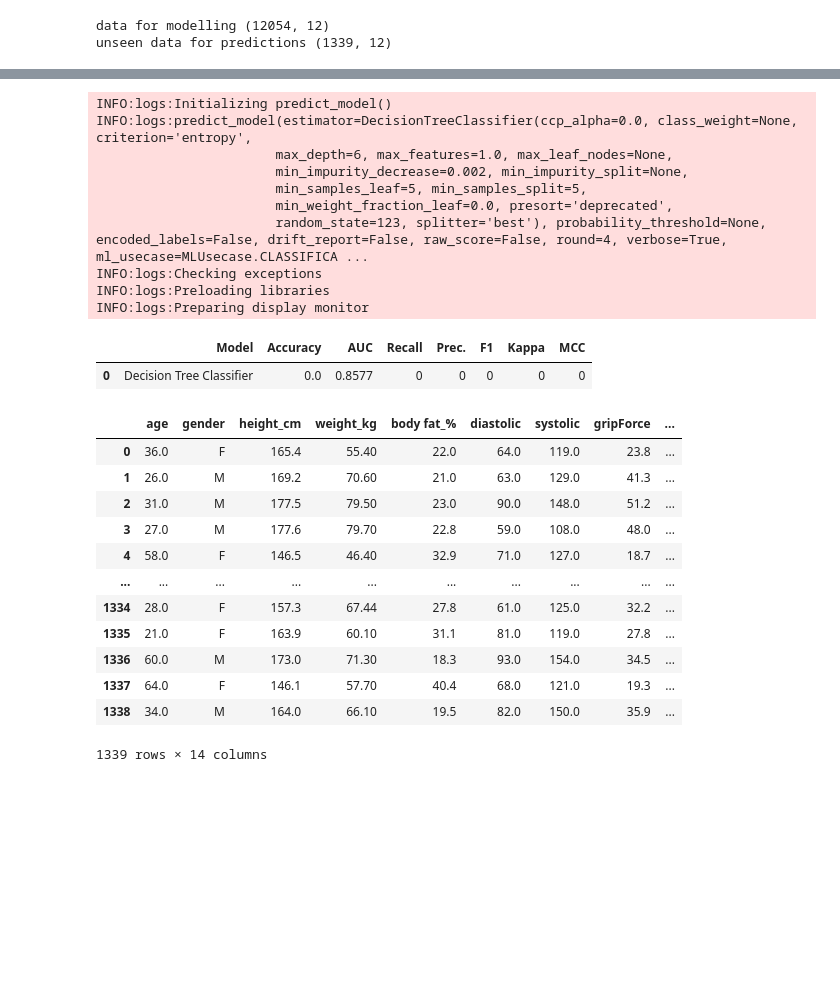
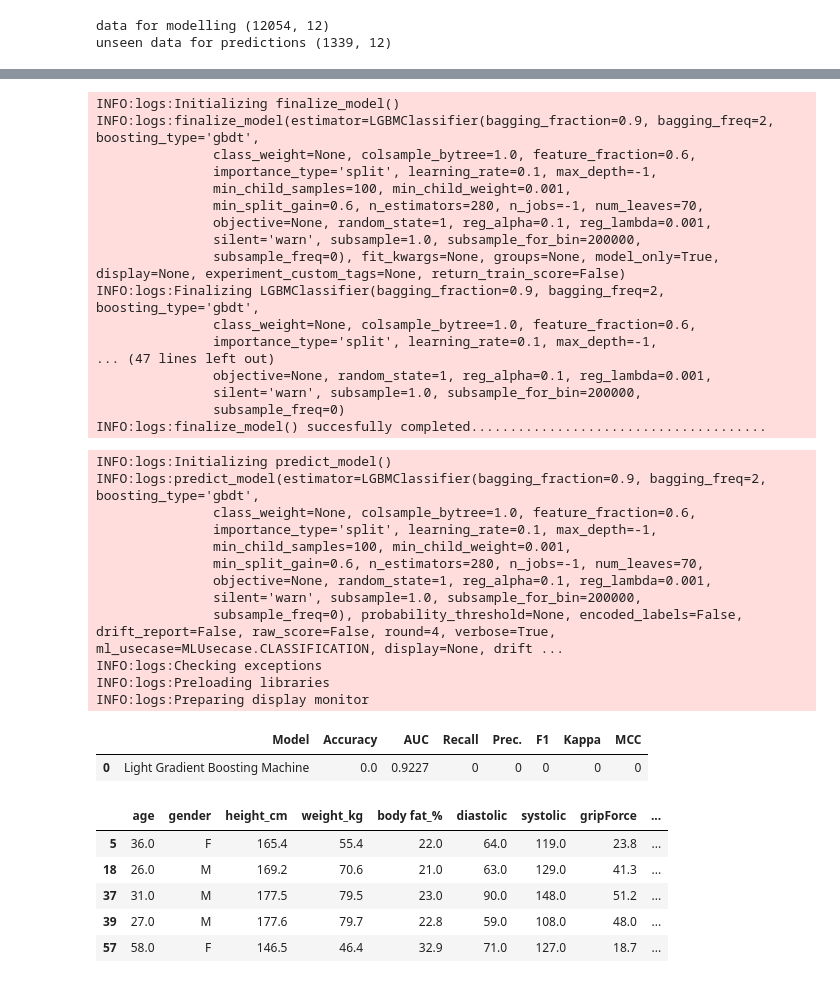
Before and after one commit to Dhanasree-Rajamani/Data_Mining_Article_and_Assignments, a Jupyter notebook: bodyPerformance_dataset_classification_multiclass_classification.ipynb, the cells around one changed output, grey strips where cells are left out. Drawn from its saved outputs; the diff is of its cells as text; code cells hidden in the pictures; blank space fills up the shorter version.

```diff
--- a/bodyPerformance_dataset_classification_multiclass_classification.ipynb
+++ b/bodyPerformance_dataset_classification_multiclass_classification.ipynb
@@ -67,8 +68,10 @@ data.shape
 # %%
 data_set = data.sample(frac = 0.90, random_state=786)
 data_unseen = data.drop(data_set.index)
-data.reset_index(inplace=True, drop=True)
-data_unseen.reset_index(inplace = True, drop = True)
+
+#data.reset_index(inplace=True, drop=True)
+#data_unseen.reset_index(inplace = True, drop = True)
+
 print("data for modelling "+str(data_set.shape))
 print("unseen data for predictions "+str(data_unseen.shape))
 # %% [output]
@@ -202,0 +177,2 @@ INFO:logs:create_model() succesfully completed..................................
+# %%
+lightgbm_ = create_model('lightgbm')
@@ -304,0 +279,2 @@ INFO:logs:tune_model() succesfully completed....................................
+# %%
+tuned_lightgbm = tune_model(lightgbm_)
@@ -359,29 +347,44 @@ LGBMClassifier(boosting_type='gbdt', class_weight=None, colsample_bytree=1.0,
+# %%
+final_model = finalize_model(tuned_lightgbm)
+# %% [output]
+INFO:logs:Initializing finalize_model()
+INFO:logs:finalize_model(estimator=LGBMClassifier(bagging_fraction=0.9, bagging_freq=2, boosting_type='gbdt',
+               class_weight=None, colsample_bytree=1.0, feature_fraction=0.6,
+               importance_type='split', learning_rate=0.1, max_depth=-1,
+               min_child_samples=100, min_child_weight=0.001,
+               min_split_gain=0.6, n_estimators=280, n_jobs=-1, num_leaves=70,
+               objective=None, random_state=1, reg_alpha=0.1, reg_lambda=0.001,
+               silent='warn', subsample=1.0, subsample_for_bin=200000,
+               subsample_freq=0), fit_kwargs=None, groups=None, model_only=True, display=None, experiment_custom_tags=None, return_train_score=False)
+INFO:logs:Finalizing LGBMClassifier(bagging_fraction=0.9, bagging_freq=2, boosting_type='gbdt',
+               class_weight=None, colsample_bytree=1.0, feature_fraction=0.6,
+               importance_type='split', learning_rate=0.1, max_depth=-1,
+... (47 lines left out)
+               objective=None, random_state=1, reg_alpha=0.1, reg_lambda=0.001,
+               silent='warn', subsample=1.0, subsample_for_bin=200000,
+               subsample_freq=0)
+INFO:logs:finalize_model() succesfully completed......................................
 # %%
-pred_body_perf = predict_model(tuned_dt, data = data_unseen)
-pred_body_perf
+test_prediction = predict_model(final_model, data = data_unseen)
+test_prediction.head()
 # %% [output]
 INFO:logs:Initializing predict_model()
-INFO:logs:predict_model(estimator=DecisionTreeClassifier(ccp_alpha=0.0, class_weight=None, criterion='entropy',
-                       max_depth=6, max_features=1.0, max_leaf_nodes=None,
-                       min_impurity_decrease=0.002, min_impurity_split=None,
-                       min_samples_leaf=5, min_samples_split=5,
-                       min_weight_fraction_leaf=0.0, presort='deprecated',
-                       random_state=123, splitter='best'), probability_threshold=None, encoded_labels=False, drift_report=False, raw_score=False, round=4, verbose=True, ml_usecase=MLUsecase.CLASSIFICA ...
+INFO:logs:predict_model(estimator=LGBMClassifier(bagging_fraction=0.9, bagging_freq=2, boosting_type='gbdt',
+               class_weight=None, colsample_bytree=1.0, feature_fraction=0.6,
+               importance_type='split', learning_rate=0.1, max_depth=-1,
+               min_child_samples=100, min_child_weight=0.001,
+               min_split_gain=0.6, n_estimators=280, n_jobs=-1, num_leaves=70,
+               objective=None, random_state=1, reg_alpha=0.1, reg_lambda=0.001,
+               silent='warn', subsample=1.0, subsample_for_bin=200000,
+               subsample_freq=0), probability_threshold=None, encoded_labels=False, drift_report=False, raw_score=False, round=4, verbose=True, ml_usecase=MLUsecase.CLASSIFICATION, display=None, drift ...
 INFO:logs:Checking exceptions
 INFO:logs:Preloading libraries
 INFO:logs:Preparing display monitor
 |  | Model | Accuracy | AUC | Recall | Prec. | F1 | Kappa | MCC |
-| 0 | Decision Tree Classifier | 0.0 | 0.8577 | 0 | 0 | 0 | 0 | 0 |
+| 0 | Light Gradient Boosting Machine | 0.0 | 0.9227 | 0 | 0 | 0 | 0 | 0 |
 |  | age | gender | height_cm | weight_kg | body fat_% | diastolic | systolic | gripForce | ... |
-| 0 | 36.0 | F | 165.4 | 55.40 | 22.0 | 64.0 | 119.0 | 23.8 | ... |
-| 1 | 26.0 | M | 169.2 | 70.60 | 21.0 | 63.0 | 129.0 | 41.3 | ... |
-| 2 | 31.0 | M | 177.5 | 79.50 | 23.0 | 90.0 | 148.0 | 51.2 | ... |
-| 3 | 27.0 | M | 177.6 | 79.70 | 22.8 | 59.0 | 108.0 | 48.0 | ... |
-| 4 | 58.0 | F | 146.5 | 46.40 | 32.9 | 71.0 | 127.0 | 18.7 | ... |
-| ... | ... | ... | ... | ... | ... | ... | ... | ... | ... |
-| 1334 | 28.0 | F | 157.3 | 67.44 | 27.8 | 61.0 | 125.0 | 32.2 | ... |
-| 1335 | 21.0 | F | 163.9 | 60.10 | 31.1 | 81.0 | 119.0 | 27.8 | ... |
-| 1336 | 60.0 | M | 173.0 | 71.30 | 18.3 | 93.0 | 154.0 | 34.5 | ... |
-| 1337 | 64.0 | F | 146.1 | 57.70 | 40.4 | 68.0 | 121.0 | 19.3 | ... |
-| 1338 | 34.0 | M | 164.0 | 66.10 | 19.5 | 82.0 | 150.0 | 35.9 | ... |
+| 5 | 36.0 | F | 165.4 | 55.4 | 22.0 | 64.0 | 119.0 | 23.8 | ... |
+| 18 | 26.0 | M | 169.2 | 70.6 | 21.0 | 63.0 | 129.0 | 41.3 | ... |
+| 37 | 31.0 | M | 177.5 | 79.5 | 23.0 | 90.0 | 148.0 | 51.2 | ... |
+| 39 | 27.0 | M | 177.6 | 79.7 | 22.8 | 59.0 | 108.0 | 48.0 | ... |
+| 57 | 58.0 | F | 146.5 | 46.4 | 32.9 | 71.0 | 127.0 | 18.7 | ... |
-1339 rows × 14 columns
```
Also changed, not shown: parts of 29 cells of this notebook.
